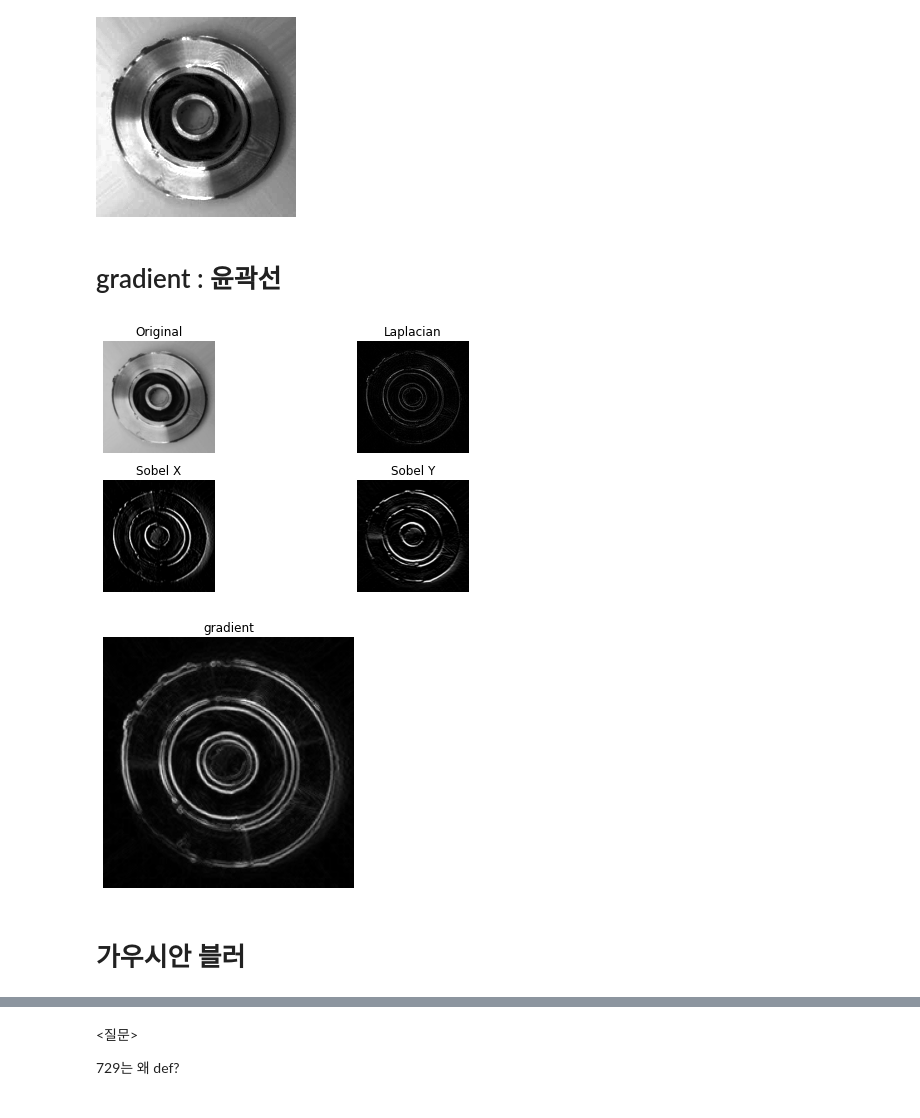
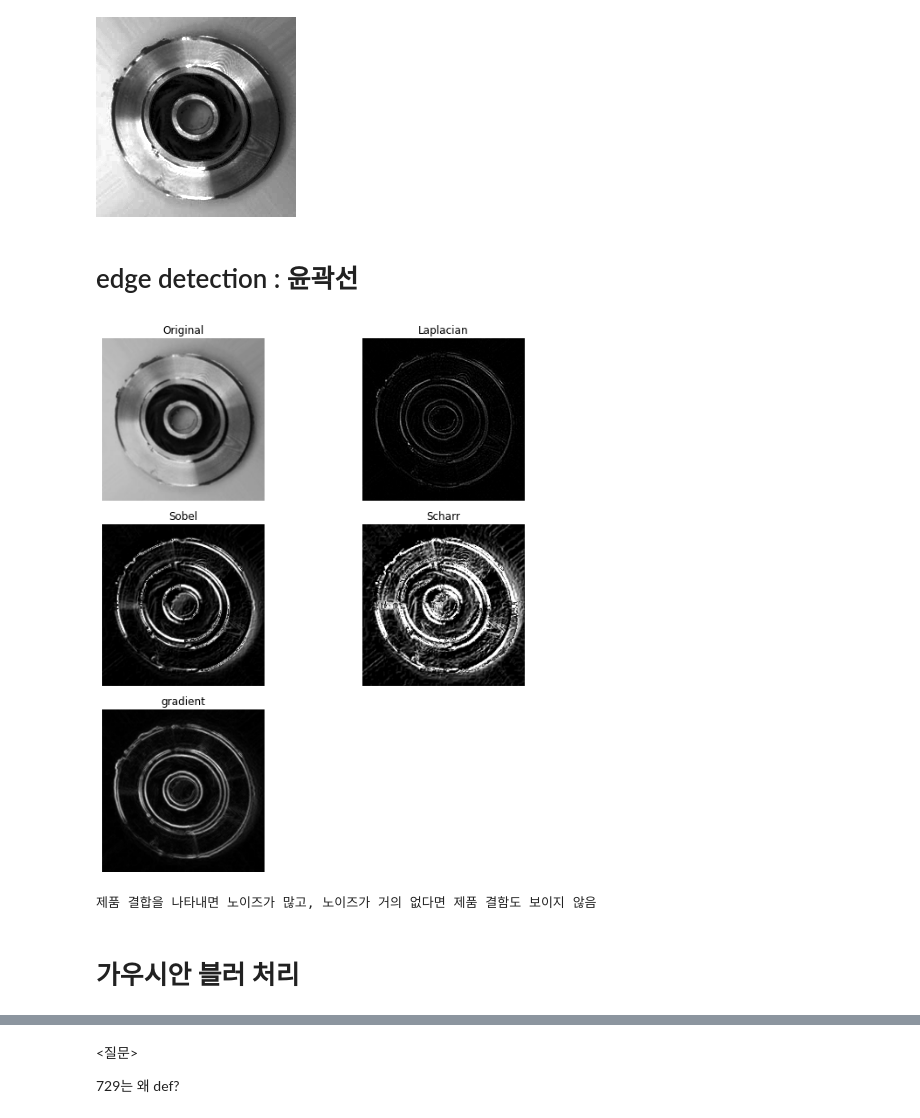
Before and after one commit to mong-head/classification_manufactoring_data, a Jupyter notebook: data_characteristic.ipynb, the cells around one changed output, grey strips where cells are left out. Drawn from its saved outputs; the diff is of its cells as text; code cells hidden in the pictures.

```diff
--- a/data_characteristic.ipynb
+++ b/data_characteristic.ipynb
@@ -83,46 +84,52 @@ im_gray_hist
 # %% [output]
 [figure]
 # %% [markdown]
-# gradient : 윤곽선
+# edge detection : 윤곽선
 # %%
 img = im_gray_array
 
 sobelx = cv2.Sobel(img, cv2.CV_8U, 1, 0, ksize=3)
 sobely = cv2.Sobel(img, cv2.CV_8U, 0, 1, ksize=3)
+
+scharrx = cv2.Scharr(img, cv2.CV_8U, 1, 0)
+scharry = cv2.Scharr(img, cv2.CV_8U, 0, 1)
+
+#sobelx = cv2.Sobel(img, -1, 1, 0, ksize=-1)
+#sobely = cv2.Sobel(img, -1, 0, 1, ksize=-1)
+
 laplacian = cv2.Laplacian(img, cv2.CV_8U)
 
-plt.figure(figsize=(9, 4))
-plt.subplot(2, 2, 1)
+gradient = cv2.morphologyEx(img, cv2.MORPH_GRADIENT,
+    cv2.getStructuringElement(cv2.MORPH_ELLIPSE, (3, 3))
+)
+
+plt.figure(figsize=(9, 9))
+plt.subplot(3, 2, 1)
 plt.imshow(img, cmap='gray')
 plt.title('Original')
 plt.axis("off")
-plt.subplot(2, 2, 2)
+plt.subplot(3, 2, 2)
 plt.imshow(laplacian, cmap='gray')
 plt.title('Laplacian')
 plt.axis("off")
-plt.subplot(2, 2, 3)
-plt.imshow(sobelx, cmap='gray')
-plt.title('Sobel X')
+plt.subplot(3, 2, 3)
+plt.imshow(sobelx+sobely, cmap='gray')
+plt.title('Sobel')
 plt.axis("off")
-plt.subplot(2, 2, 4)
-plt.imshow(sobely, cmap='gray')
-plt.title('Sobel Y')
+plt.subplot(3, 2, 4)
+plt.imshow(scharrx+scharry, cmap='gray')
+plt.title('Scharr')
 plt.axis("off")
+plt.subplot(3, 2, 5)
+plt.imshow(gradient, cmap='gray')
+plt.title('gradient')
+plt.axis("off")
+
 plt.tight_layout()
 plt.show()
+print('제품 결합을 나타내면 노이즈가 많고, 노이즈가 거의 없다면 제품 결함도 보이지 않음')
 # %% [output]
-[figure, old version]
+[figure, new version]
+제품 결합을 나타내면 노이즈가 많고, 노이즈가 거의 없다면 제품 결함도 보이지 않음
-# %%
-gradient = cv2.morphologyEx(img, cv2.MORPH_GRADIENT,
-    cv2.getStructuringElement(cv2.MORPH_ELLIPSE, (3, 3))
-)
-plt.figure(figsize=(9, 4))
-plt.title('gradient')
-plt.axis("off")
-plt.tight_layout()
-plt.imshow(gradient, cmap='gray')
-plt.show()
-# %% [output]
-[figure, removed]
 # %% [markdown]
-# 가우시안 블러
+# 가우시안 블러 처리
```
Also changed, not shown: parts of 9 cells of this notebook.
